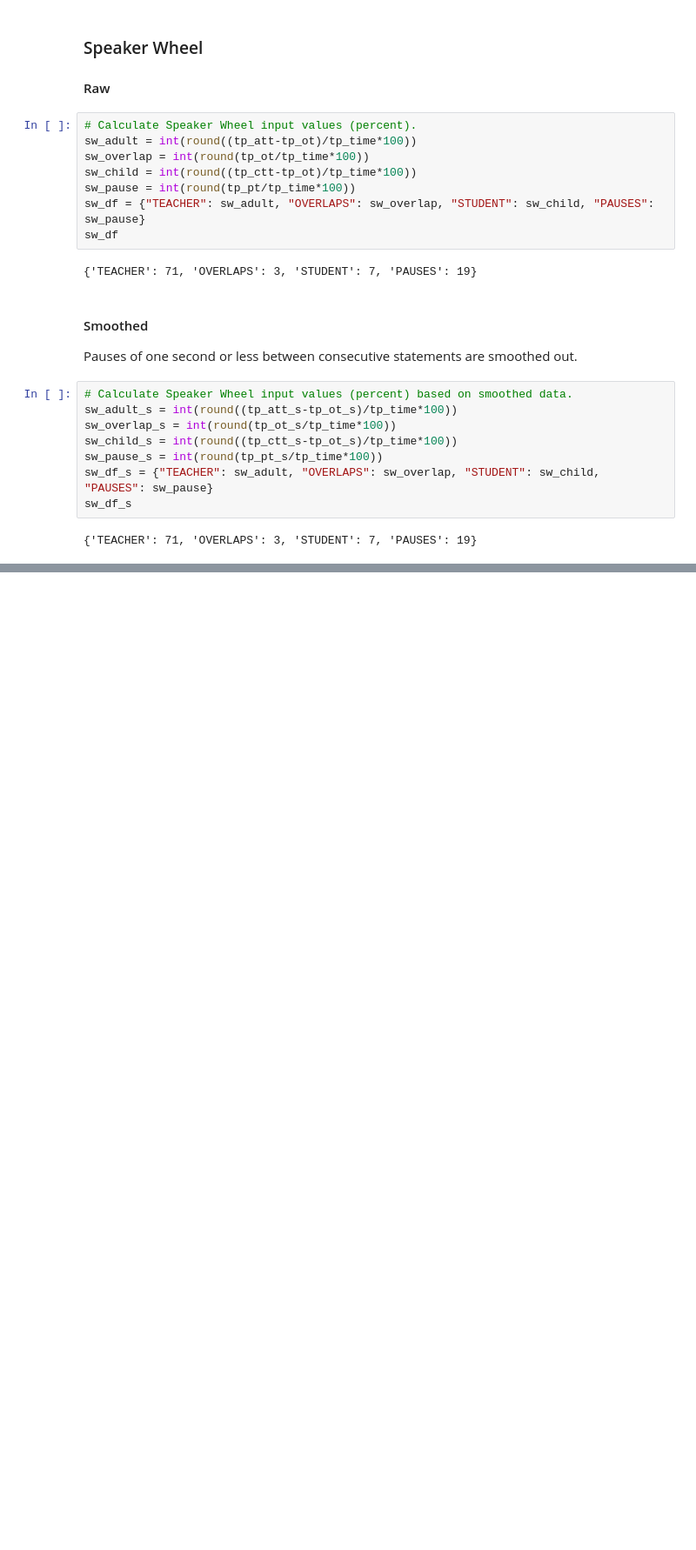
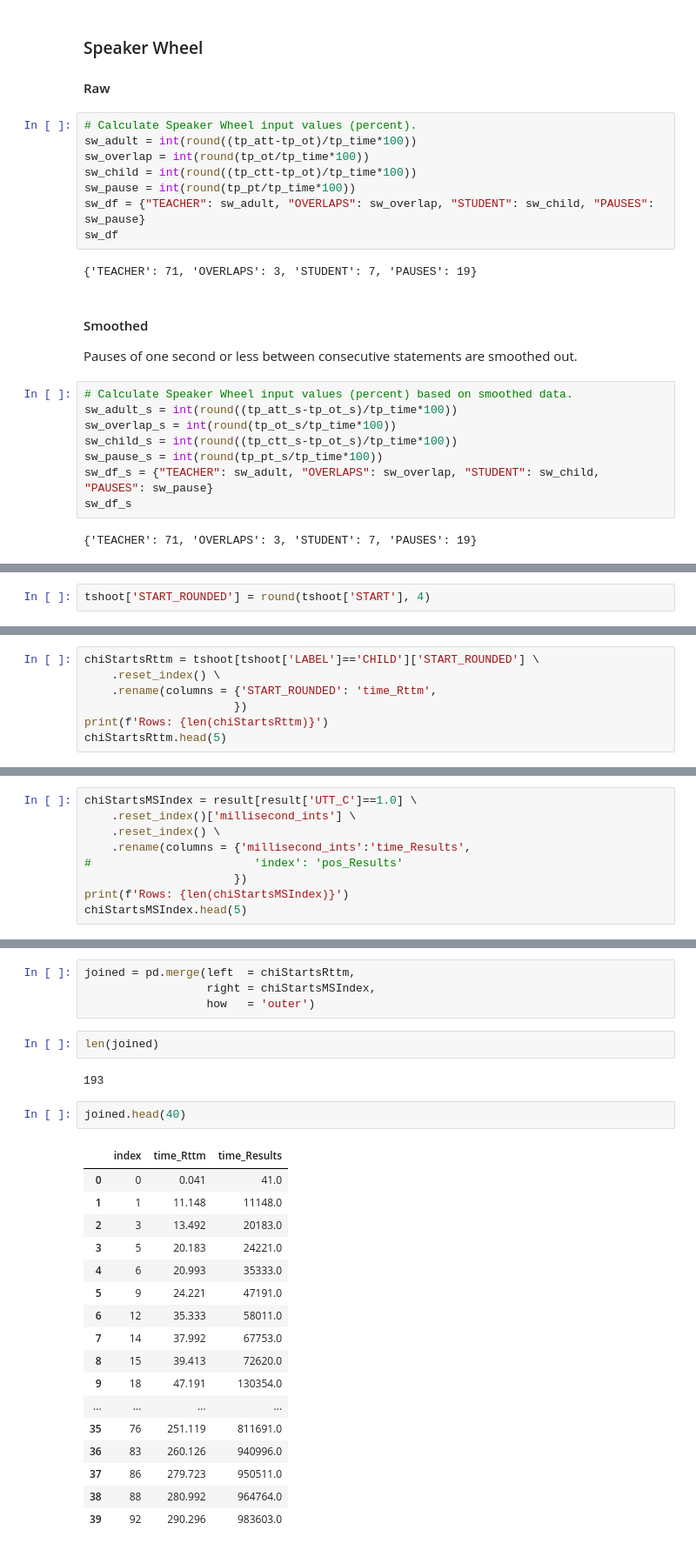
Before and after one commit to raybuhr/teacherprints, a Jupyter notebook: millisecond_index_with_analysis.ipynb, the cells around one changed output, grey strips where cells are left out. Shown: that part at 87% size. Cells and saved outputs as stored; diff of their text form; blank space fills up the shorter version.

```diff
--- a/millisecond_index_with_analysis.ipynb
+++ b/millisecond_index_with_analysis.ipynb
@@ -764,0 +822,2 @@ sw_df_s
+# %%
+tshoot['START_ROUNDED'] = round(tshoot['START'], 4)
@@ -764,0 +829,7 @@ sw_df_s
+# %%
+chiStartsRttm = tshoot[tshoot['LABEL']=='CHILD']['START_ROUNDED'] \
+    .reset_index() \
+    .rename(columns = {'START_ROUNDED': 'time_Rttm',
+                      })
+print(f'Rows: {len(chiStartsRttm)}')
+chiStartsRttm.head(5)
@@ -764,0 +844,9 @@ sw_df_s
+# %%
+chiStartsMSIndex = result[result['UTT_C']==1.0] \
+    .reset_index()['millisecond_ints'] \
+    .reset_index() \
+    .rename(columns = {'millisecond_ints':'time_Results',
+#                        'index': 'pos_Results'
+                      })
+print(f'Rows: {len(chiStartsMSIndex)}')
+chiStartsMSIndex.head(5)
@@ -764,0 +861,28 @@ sw_df_s
+# %%
+joined = pd.merge(left  = chiStartsRttm,
+                  right = chiStartsMSIndex,
+                  how   = 'outer')
+# %%
+len(joined)
+# %% [output]
+193
+# %%
+joined.head(40)
+# %% [output]
+|  | index | time_Rttm | time_Results |
+| 0 | 0 | 0.041 | 41.0 |
+| 1 | 1 | 11.148 | 11148.0 |
+| 2 | 3 | 13.492 | 20183.0 |
+| 3 | 5 | 20.183 | 24221.0 |
+| 4 | 6 | 20.993 | 35333.0 |
+| 5 | 9 | 24.221 | 47191.0 |
+| 6 | 12 | 35.333 | 58011.0 |
+| 7 | 14 | 37.992 | 67753.0 |
+| 8 | 15 | 39.413 | 72620.0 |
+| 9 | 18 | 47.191 | 130354.0 |
+| ... | ... | ... | ... |
+| 35 | 76 | 251.119 | 811691.0 |
+| 36 | 83 | 260.126 | 940996.0 |
+| 37 | 86 | 279.723 | 950511.0 |
+| 38 | 88 | 280.992 | 964764.0 |
+| 39 | 92 | 290.296 | 983603.0 |
```
Also changed, not shown: parts of 16 cells of this notebook.
